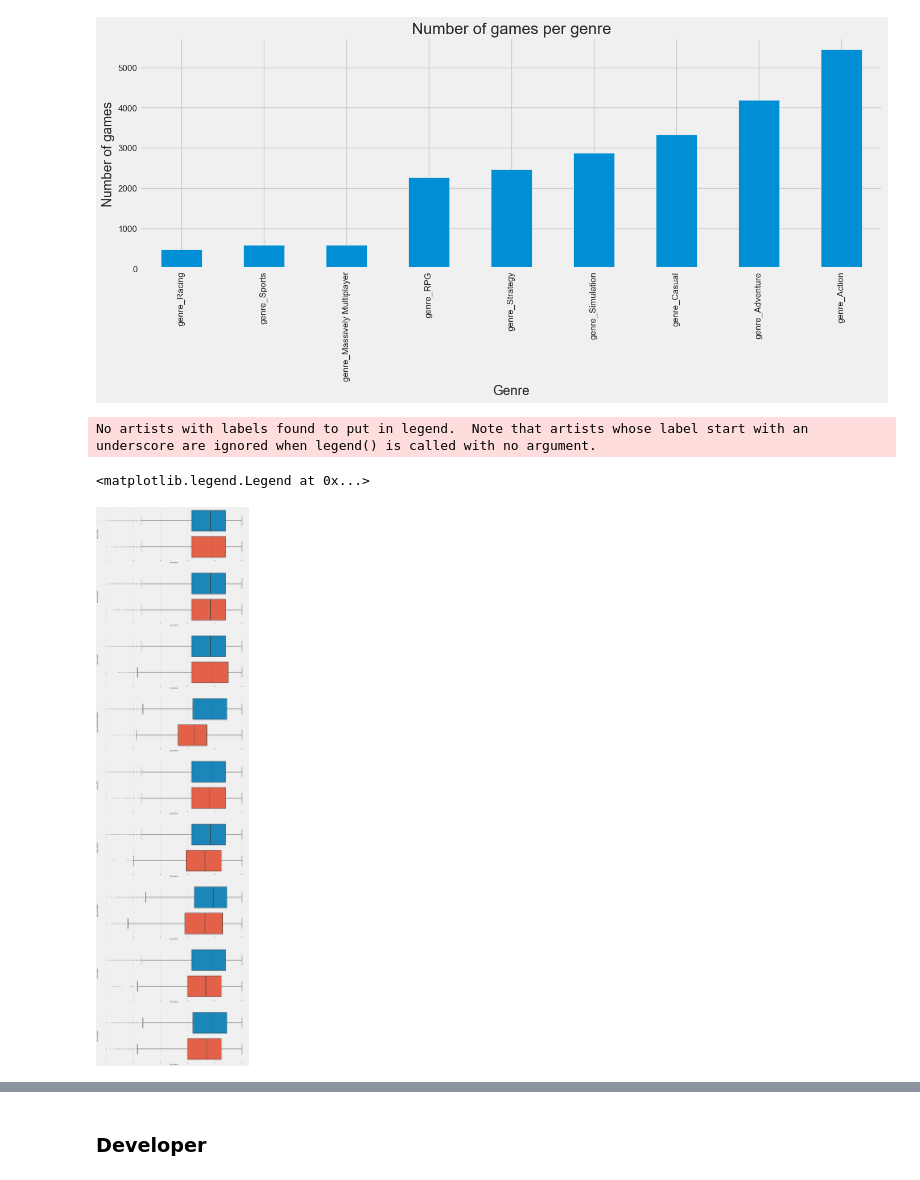
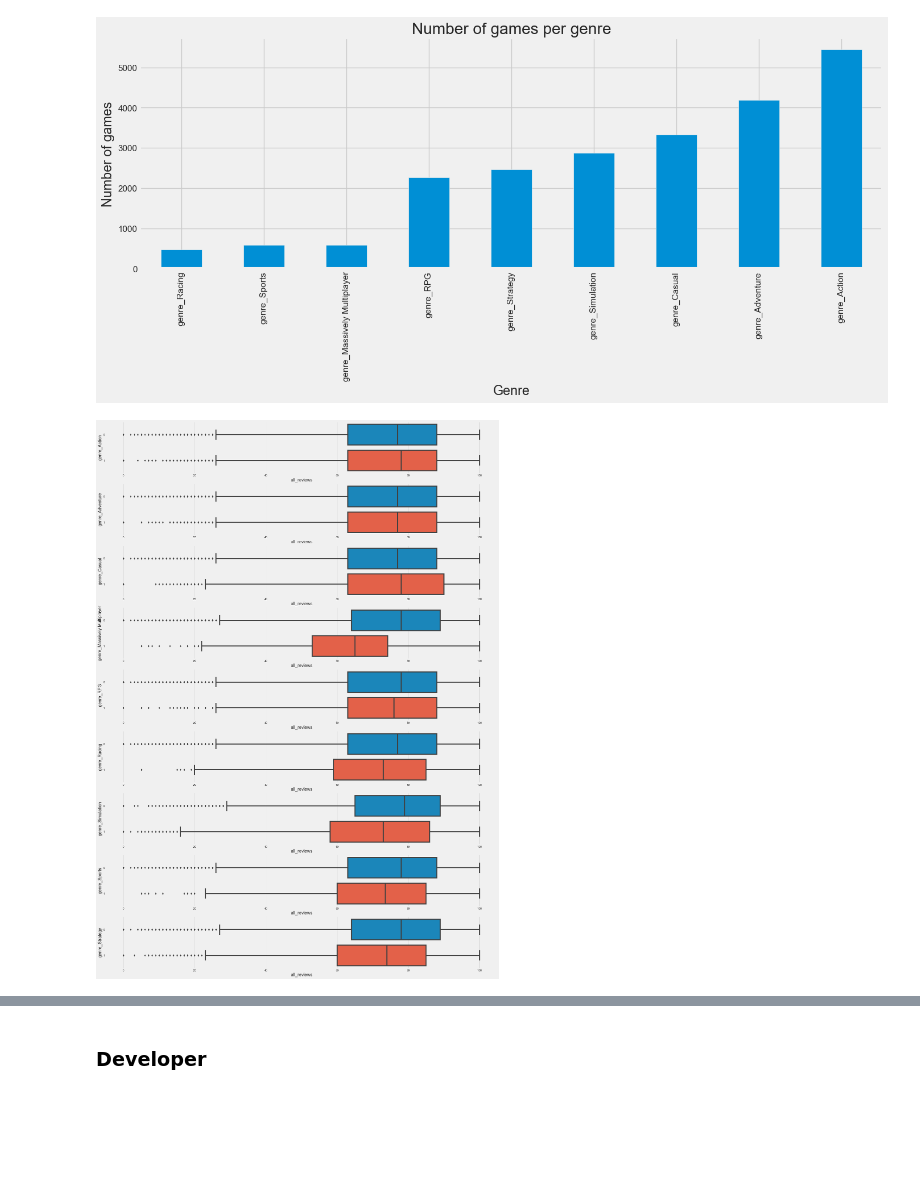
Before and after one commit to Pante/SC1015-Project, a Jupyter notebook: Data Visualization and Clustering.ipynb, the cells around one changed output, grey strips where cells are left out. Cells and saved outputs as stored; diff of their text form; code cells hidden in the pictures; blank space fills up the shorter version.

```diff
--- a/Data Visualization and Clustering.ipynb
+++ b/Data Visualization and Clustering.ipynb
@@ -277,19 +281,14 @@ plt.show()
 # %%
 # All genre vs all reviews
 
 # Concatenate all genre with all reviews
 genre_reviews = pd.concat([allgenre, pd.DataFrame(games['all_reviews'])], axis = 1)
 
-f, axes = plt.subplots(9, 1, figsize=(25, 100))
+f, axes = plt.subplots(9, 1, figsize=(24, 36))
 
 i=0
 for thegenre in allgenre:
     sb.boxplot(x = "all_reviews", y = thegenre , data = genre_reviews, orient = "h", width = 0.8, ax = axes[i])
     i+=1
-
-
-plt.legend(fontsize=30)
 # %% [output]
-No artists with labels found to put in legend.  Note that artists whose label start with an underscore are ignored when legend() is called with no argument.
-<matplotlib.legend.Legend at 0x...>
-[figure, old version]
+[figure, new version]
```
Also changed, not shown: parts of 77 cells of this notebook, 1 other file.
